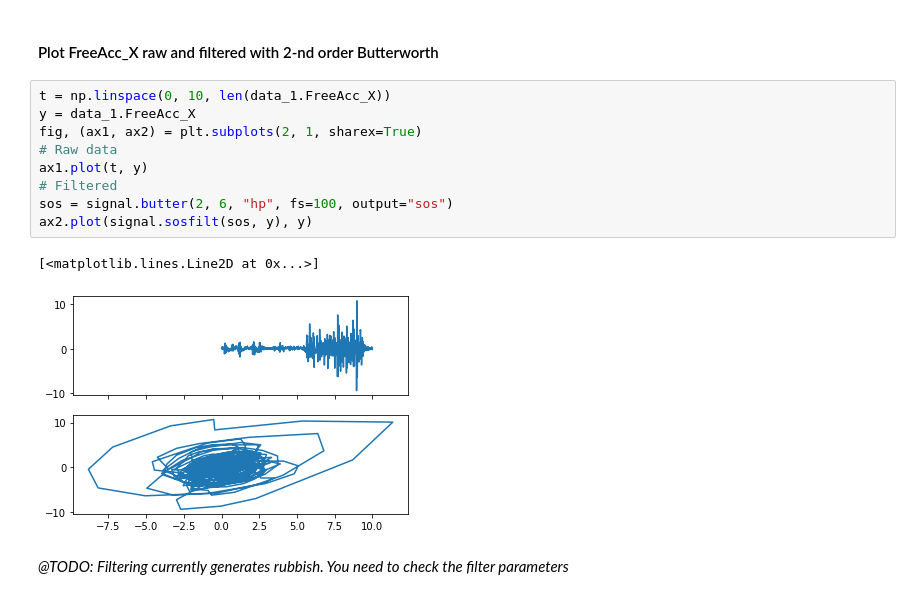
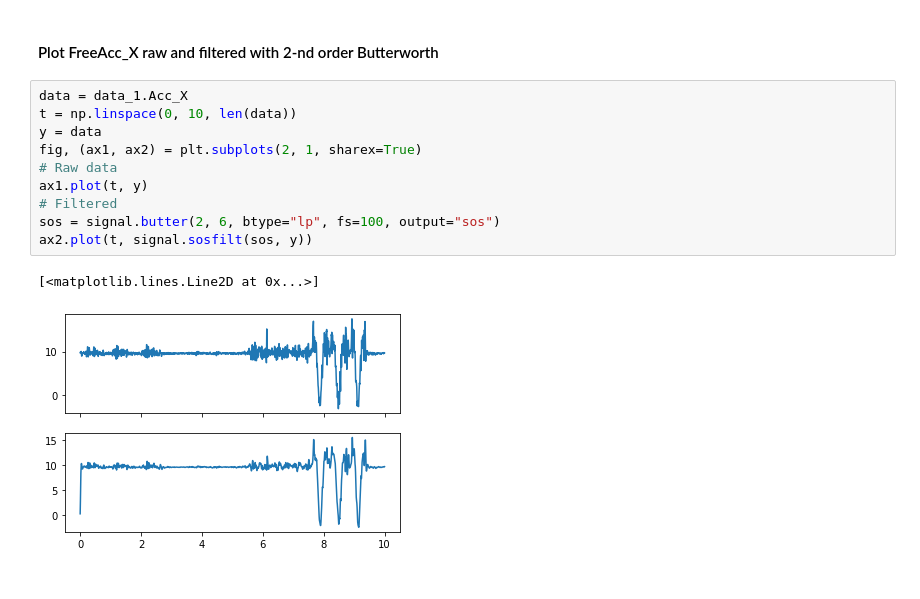
Before and after one commit to aidar-ms/stream-gait-data, a Jupyter notebook: data_exploration.ipynb, the cells around one changed output. Drawn from its saved outputs; the diff is of its cells as text.

Commit message:
Updated data_exploration notebook with fixed signal processing Parallelised data generation to simultaneously push data for several participants Record surface and sensor location for testing data

```diff
--- a/data_exploration.ipynb
+++ b/data_exploration.ipynb
@@ -69,16 +78,15 @@ sorted([(m.group(1), m.group(2)) for m in map(pattern.match, participant_files)]
 # %% [markdown]
 #### Plot FreeAcc_X raw and filtered with 2-nd order Butterworth
 # %%
-t = np.linspace(0, 10, len(data_1.FreeAcc_X))
-y = data_1.FreeAcc_X
+data = data_1.Acc_X
+t = np.linspace(0, 10, len(data))
+y = data
 fig, (ax1, ax2) = plt.subplots(2, 1, sharex=True)
 # Raw data
 ax1.plot(t, y)
 # Filtered
-sos = signal.butter(2, 6, "hp", fs=100, output="sos")
-ax2.plot(signal.sosfilt(sos, y), y)
+sos = signal.butter(2, 6, btype="lp", fs=100, output="sos")
+ax2.plot(t, signal.sosfilt(sos, y))
 # %% [output]
 [<matplotlib.lines.Line2D at 0x...>]
-[figure, old version]
+[figure, new version]
-# %% [markdown]
-*@TODO: Filtering currently generates rubbish. You need to check the filter parameters*
```
Also changed, not shown: parts of 3 cells of this notebook, 4 other files.
